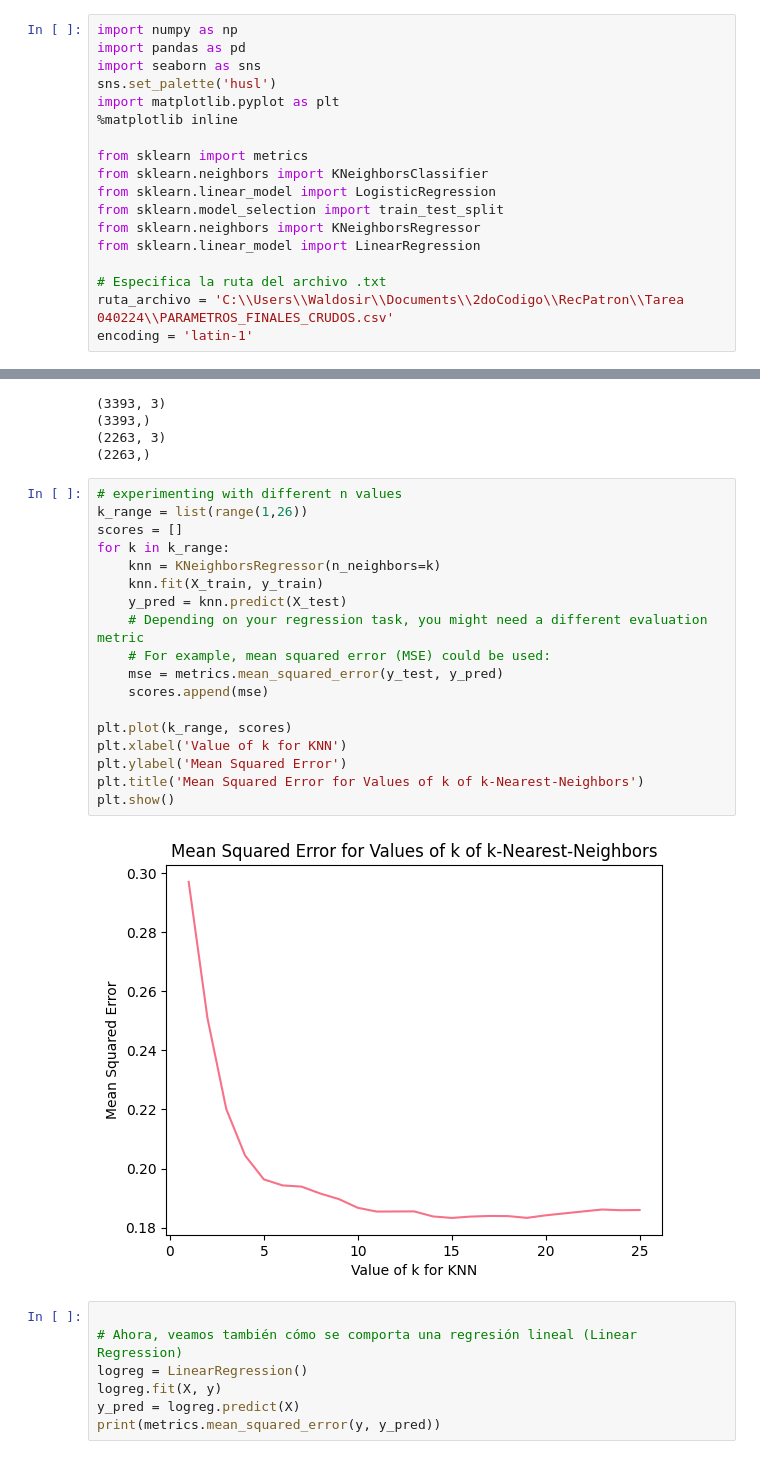
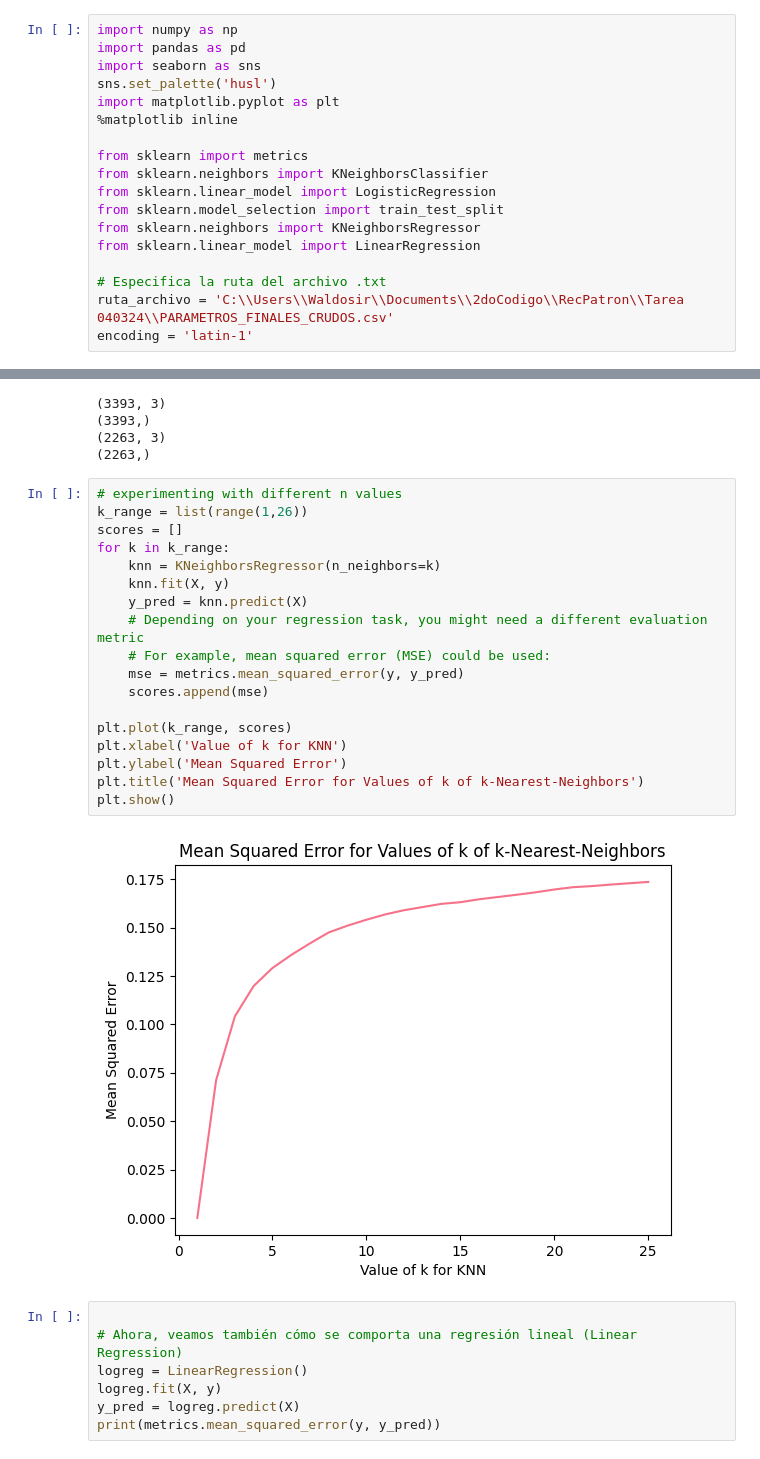
Before and after one commit to Aldair9819/RecPatron, a Jupyter notebook: Tarea 040324/KNNPH.ipynb, the cells around one changed output, grey strips where cells are left out. Cells and saved outputs as stored; diff of their text form.

Commit message:
Minnors changes (Es broma. Cambios al PATH y revisando cambios en el predict)

```diff
--- a/Tarea 040324/KNNPH.ipynb
+++ b/Tarea 040324/KNNPH.ipynb
@@ -18,7 +18,7 @@ from sklearn.neighbors import KNeighborsRegressor
 from sklearn.linear_model import LinearRegression
 
 # Especifica la ruta del archivo .txt
-ruta_archivo = 'C:\\Users\\Waldosir\\Documents\\2doCodigo\\RecPatron\\Tarea 040224\\PARAMETROS_FINALES_CRUDOS.csv'
+ruta_archivo = 'C:\\Users\\Waldosir\\Documents\\2doCodigo\\RecPatron\\Tarea 040324\\PARAMETROS_FINALES_CRUDOS.csv'
 encoding = 'latin-1'
 # %% [markdown]
 Se lee archivo de la ruta, con el encoding y la separacion por coma
@@ -143,23 +143,23 @@ print(y_test.shape)
 # %%
 # experimenting with different n values
 k_range = list(range(1,26))
 scores = []
 for k in k_range:
     knn = KNeighborsRegressor(n_neighbors=k)
-    knn.fit(X_train, y_train)
-    y_pred = knn.predict(X_test)
+    knn.fit(X, y)
+    y_pred = knn.predict(X)
     # Depending on your regression task, you might need a different evaluation metric
     # For example, mean squared error (MSE) could be used:
-    mse = metrics.mean_squared_error(y_test, y_pred)
+    mse = metrics.mean_squared_error(y, y_pred)
     scores.append(mse)
 
 plt.plot(k_range, scores)
 plt.xlabel('Value of k for KNN')
 plt.ylabel('Mean Squared Error')
 plt.title('Mean Squared Error for Values of k of k-Nearest-Neighbors')
 plt.show()
 # %% [output]
-[figure, old version]
+[figure, new version]
 # %%
 
 # Ahora, veamos también cómo se comporta una regresión lineal (Linear Regression)
```
Also changed, not shown: parts of 2 cells of this notebook.
